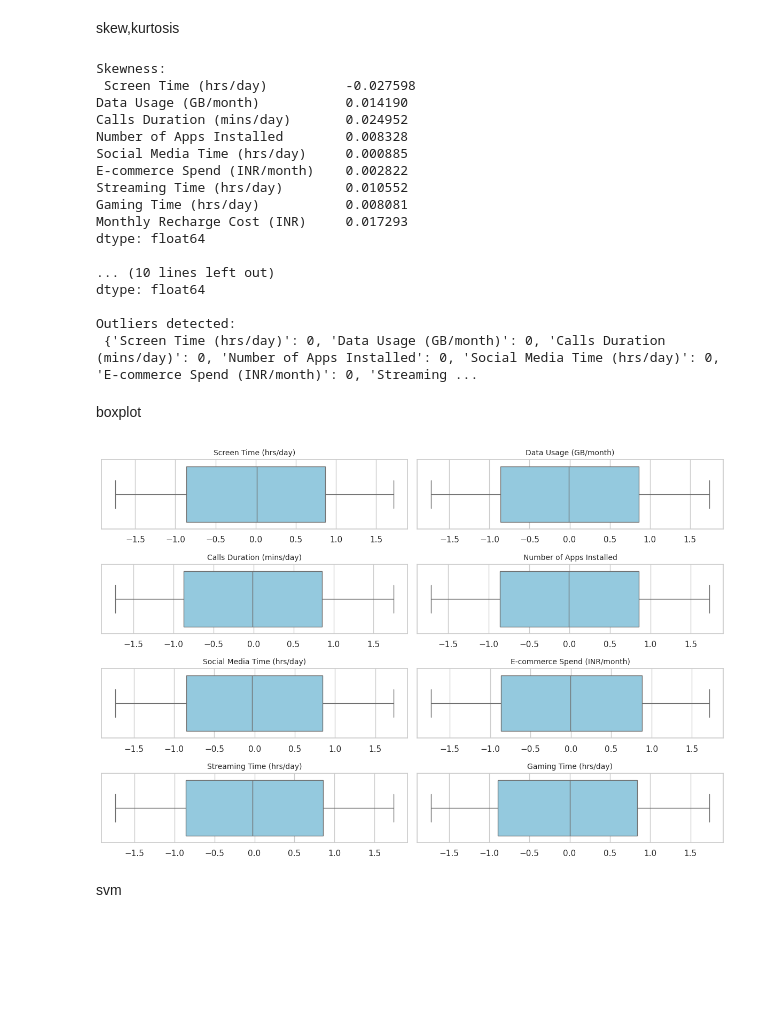
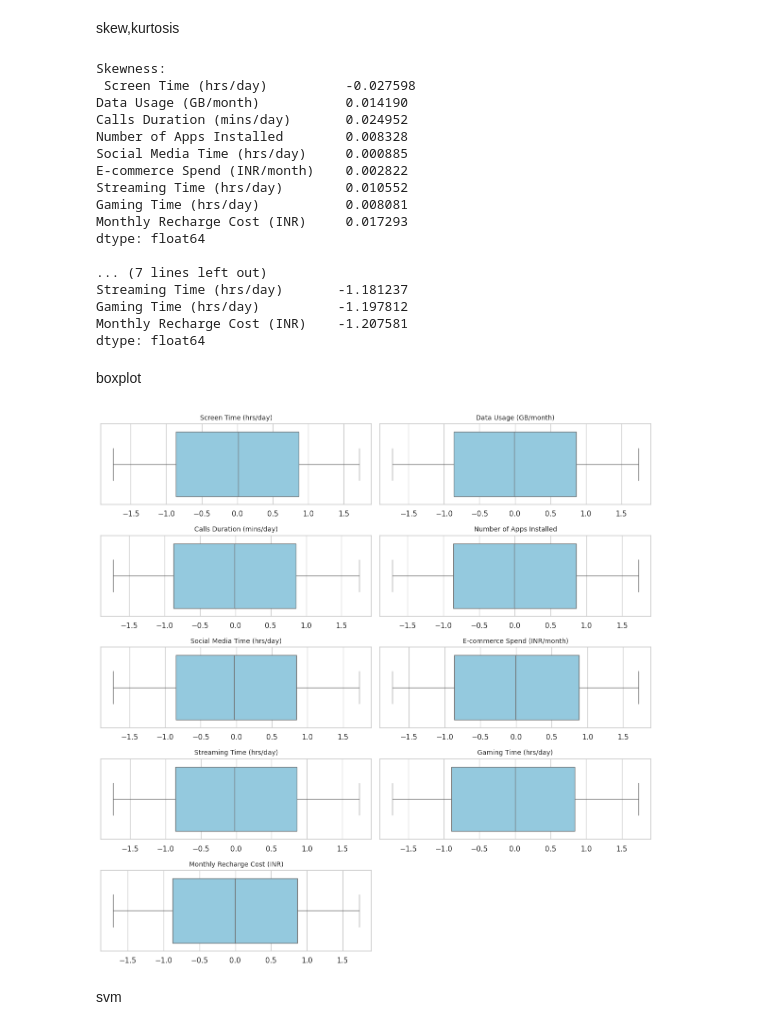
Before and after one commit to Panchagiri-vidyasri/data-analysis-using-python_2116, a Jupyter notebook: daup_csv_project.ipynb, the cells around one changed output. Saved outputs shown, nothing was run; the diff lists cells and outputs as text; code cells hidden in the pictures; blank space fills up the shorter version.

```diff
--- a/daup_csv_project.ipynb
+++ b/daup_csv_project.ipynb
@@ -95,11 +75,15 @@ plt.show()
 # %% [markdown]
 histogram
 # %%
-import matplotlib.pyplot as plt
-import seaborn as sns
+numerical_cols = [
+    "Screen Time (hrs/day)", "Data Usage (GB/month)", "Calls Duration (mins/day)",
+    "Number of Apps Installed", "Social Media Time (hrs/day)",
+    "E-commerce Spend (INR/month)", "Streaming Time (hrs/day)", "Gaming Time (hrs/day)",
+    "Monthly Recharge Cost (INR)"
+]
 plt.figure(figsize=(15, 10))
 for i, col in enumerate(numerical_cols):
-    plt.subplot(3, 3, i + 1)  s
+    plt.subplot(3, 3, i + 1)
     sns.histplot(df[col], kde=True)
     plt.title(f'Distribution of {col}', fontsize=10)
     plt.xlabel(col)
@@ -111,38 +115,18 @@ plt.show()
 # %% [markdown]
 skew,kurtosis
 # %%
-import pandas as pd
-from scipy.stats import skew, kurtosis
 
-# Load the dataset
 file_path = "/content/phone_usage_india.csv"
 df = pd.read_csv(file_path)
-
-# Selecting numerical columns
 numerical_cols = [
     "Screen Time (hrs/day)", "Data Usage (GB/month)", "Calls Duration (mins/day)",
     "Number of Apps Installed", "Social Media Time (hrs/day)", "E-commerce Spend (INR/month)",
     "Streaming Time (hrs/day)", "Gaming Time (hrs/day)", "Monthly Recharge Cost (INR)"
 ]
-
-# Computing skewness and kurtosis
 skewness = df[numerical_cols].apply(skew)
 kurtosis_values = df[numerical_cols].apply(kurtosis)
-
-# Detecting outliers using IQR method
-outliers = {}
-for col in numerical_cols:
-    Q1 = df[col].quantile(0.25)
-    Q3 = df[col].quantile(0.75)
-    IQR = Q3 - Q1
-    lower_bound = Q1 - 1.5 * IQR
-    upper_bound = Q3 + 1.5 * IQR
-    outliers[col] = df[(df[col] < lower_bound) | (df[col] > upper_bound)][col].count()
-
-# Displaying results
 print("Skewness:\n", skewness)
 print("\nKurtosis:\n", kurtosis_values)
-print("\nOutliers detected:\n", outliers)
 # %% [output]
 Skewness:
  Screen Time (hrs/day)          -0.027598
@@ -156,34 +140,27 @@ Gaming Time (hrs/day)           0.008081
 Monthly Recharge Cost (INR)     0.017293
 dtype: float64
 
-... (10 lines left out)
+... (7 lines left out)
+Streaming Time (hrs/day)       -1.181237
+Gaming Time (hrs/day)          -1.197812
+Monthly Recharge Cost (INR)    -1.207581
 dtype: float64
-
-Outliers detected:
- {'Screen Time (hrs/day)': 0, 'Data Usage (GB/month)': 0, 'Calls Duration (mins/day)': 0, 'Number of Apps Installed': 0, 'Social Media Time (hrs/day)': 0, 'E-commerce Spend (INR/month)': 0, 'Streaming ...
 # %% [markdown]
 boxplot
 # %%
-import pandas as pd
-import matplotlib.pyplot as plt
-import seaborn as sns
-numerical_cols = [
-    "Screen Time (hrs/day)", "Data Usage (GB/month)", "Calls Duration (mins/day)",
-    "Number of Apps Installed", "Social Media Time (hrs/day)",
-    "E-commerce Spend (INR/month)", "Streaming Time (hrs/day)", "Gaming Time (hrs/day)"
-]
 df = df[numerical_cols].dropna()
 sns.set(style="whitegrid")
-plt.figure(figsize=(12, 8))
+plt.figure(figsize=(12, 12))
 for i, col in enumerate(numerical_cols, 1):
-    plt.subplot(4, 2, i)
+    plt.subplot(5, 2, i)
     sns.boxplot(x=df[col], color="skyblue")
     plt.title(col, fontsize=10)
     plt.xlabel("")
+
 plt.tight_layout()
 plt.show()
 # %% [output]
-[figure, old version]
+[figure, new version]
 # %% [markdown]
 svm
 # %%
```
Also changed, not shown: parts of 21 cells of this notebook.
